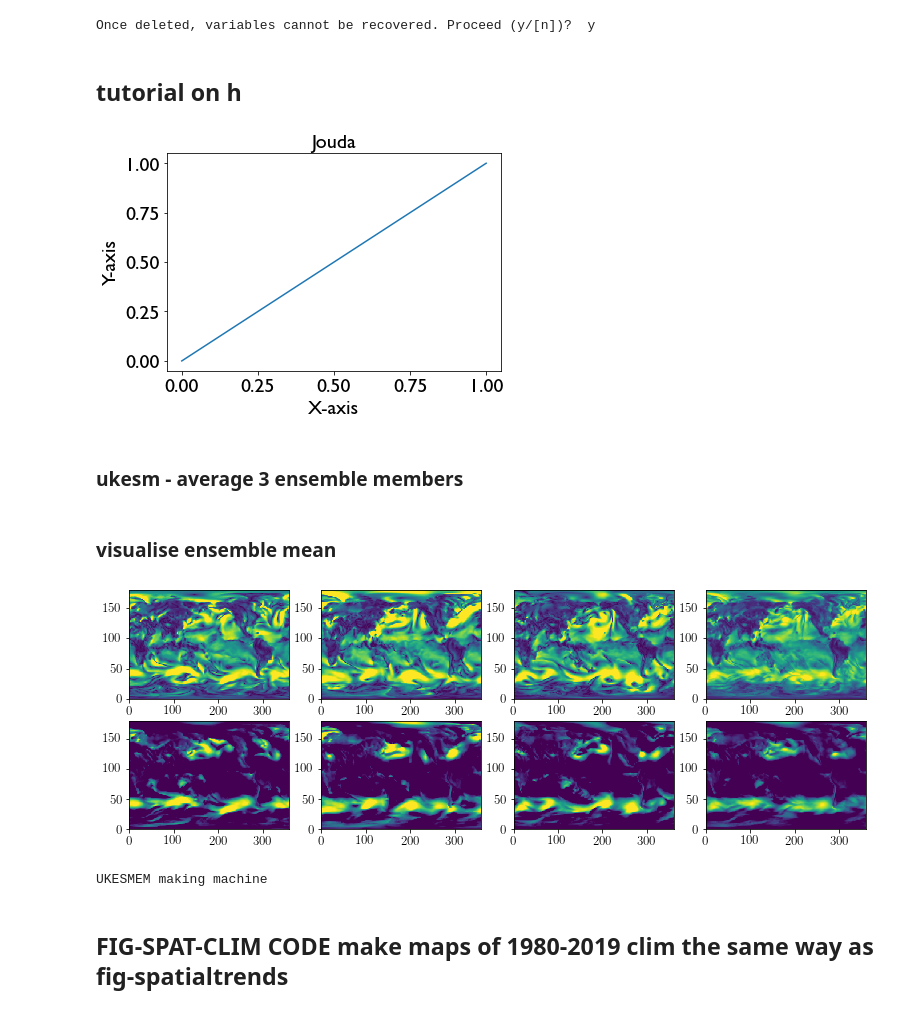
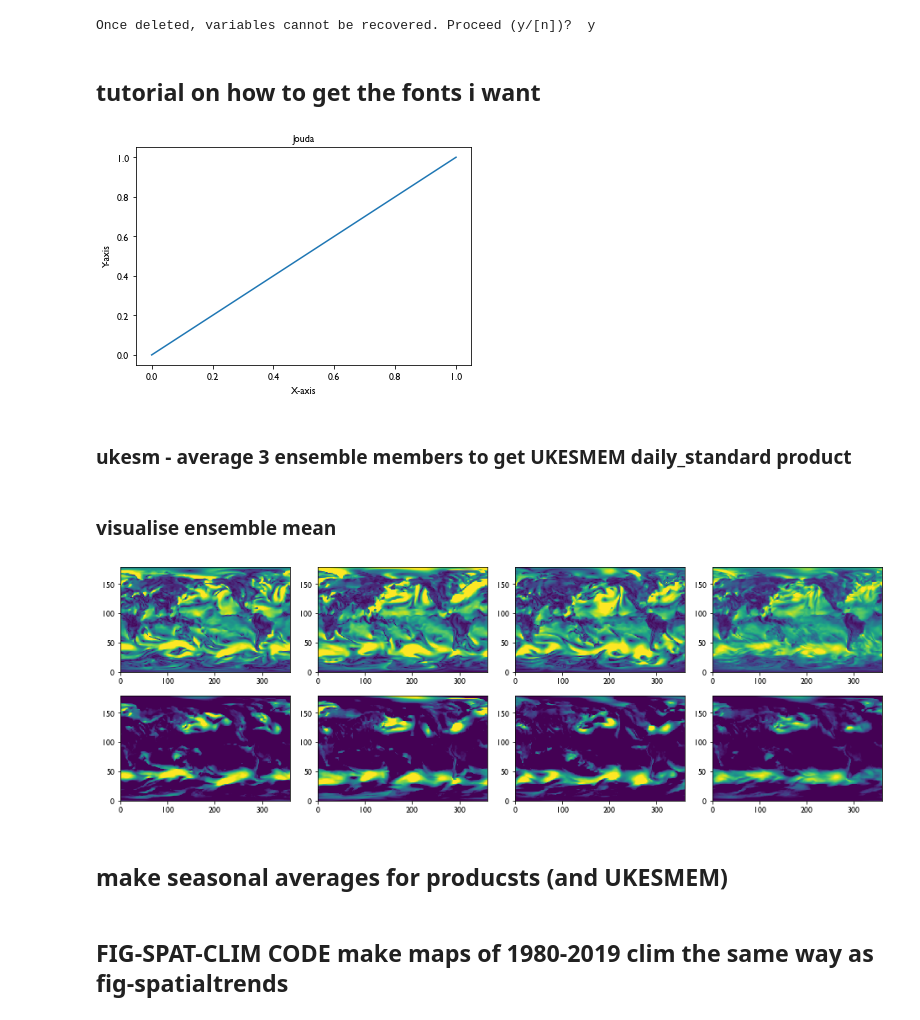
Before and after one commit to tjarnikova/windEval, a Jupyter notebook: plottingCode/Fig-spat-clim.ipynb, the cells around one changed output. Saved outputs shown, nothing was run; the diff lists cells and outputs as text; code cells hidden in the pictures.

```diff
--- a/plottingCode/Fig-spat-clim.ipynb
+++ b/plottingCode/Fig-spat-clim.ipynb
@@ -52,14 +52,13 @@ font = {'family' : 'normal',
 plt.rcParams['text.usetex'] = False
 plt.rc('font', **font)
 # %% [markdown]
-## tutorial on h
+## tutorial on how to get the fonts i want
 # %%
 import matplotlib.pyplot as plt
 from matplotlib import font_manager
-
 from matplotlib import rcParams
 
-fs = 20
+fs = 10
 # Set global font size
 rcParams.update({
     'font.size': fs,            # Base font size
@@ -70,12 +69,28 @@ rcParams.update({
     'legend.fontsize': fs,      # Legend text
 })
 
+
+# Your Gill Sans font file
+gill_sans_path = "/gpfs/home/mep22dku/scratch/FONTS/gill-sans/GillSansMedium.otf"
+
+# Register the font
+gill_font = font_manager.FontProperties(fname=gill_sans_path)
+font_manager.fontManager.addfont(gill_sans_path)
+
+# Get internal name (important for mathtext settings)
+gill_font_name = font_manager.FontProperties(fname=gill_sans_path).get_name()
+
+# Set mathtext to use your font
+rcParams['mathtext.fontset'] = 'custom'
+rcParams['mathtext.rm'] = gill_font_name
+rcParams['mathtext.it'] = gill_font_name
+rcParams['mathtext.bf'] = gill_font_name
+
+
+
+
 # Specify the paths to the gill Sans font files
 gill_sans = "/gpfs/home/mep22dku/scratch/FONTS/gill-sans/GillSansMedium.otf"
-#gill_sans = "/gpfs/home/mep22dku/scratch/FONTS/gill-sans/GillSansBold.otf"
-
-#gill_sans_bold = "/gpfs/home/mep22dku/scratch/gill_Sans/static/gillSans-Bold.ttf"
-
 # Create FontProperties object
 gill_font = font_manager.FontProperties(fname=gill_sans)
 
@@ -94,9 +109,9 @@ for label in ax.get_xticklabels() + ax.get_yticklabels():
 
 plt.show()
 # %% [output]
-[figure, old version]
+[figure, new version]
 # %% [markdown]
-### ukesm - average 3 ensemble members
+### ukesm - average 3 ensemble members to get UKESMEM daily_standard product
 # %%
 tdir = '/gpfs/data/greenocean2/software/products/windsFromComponents/dailyStandard/UKESM3M/'
 tdir2 = '/gpfs/data/greenocean2/software/products/windsFromComponents/dailyStandard/UKESM/'
@@ -130,31 +145,39 @@ if ex:
 # %%
 vis = True
 if vis:
     y = 2020
     td = '/gpfs/data/greenocean2/software/products/windsFromComponents/dailyStandard/UKESMEM/'
 
     fact = 1.1
     fig, axs = plt.subplots(2,4, figsize=(12*fact, 4*fact), facecolor='w', edgecolor='k')
     axs = axs.ravel()
 
     w = xr.open_dataset(f'{tdir}/scen1B_UKESM_wind_daily_1x1_{y}.nc')
     w2 = xr.open_dataset(f'{tdir}/scen1BM2_UKESM_wind_daily_1x1_{y}.nc')
     w3 = xr.open_dataset(f'{tdir}/scen1BM3_UKESM_wind_daily_1x1_{y}.nc')
     we = xr.open_dataset(f'{td}/UKESMEM_wind_daily_1x1_{y}.nc')
 
     axs[0].pcolormesh(w.wspd10m[0,:,:], vmin = 0, vmax = 12)
     axs[1].pcolormesh(w2.wspd10m[0,:,:], vmin = 0, vmax = 12)
     axs[2].pcolormesh(w3.wspd10m[0,:,:], vmin = 0, vmax = 12)
     axs[3].pcolormesh(we.wspd10m[0,:,:], vmin = 0, vmax = 12)
 
     axs[0+4].pcolormesh(w.u10m[0,:,:], vmin = 0, vmax = 12)
     axs[1+4].pcolormesh(w2.u10m[0,:,:], vmin = 0, vmax = 12)
     axs[2+4].pcolormesh(w3.u10m[0,:,:], vmin = 0, vmax = 12)
     axs[3+4].pcolormesh(we.u10m[0,:,:], vmin = 0, vmax = 12)
+
+for ax in axs:
+    for label in ax.get_xticklabels() + ax.get_yticklabels():
+        label.set_fontproperties(gill_font)
+
+plt.tight_layout()
 # %% [output]
-[figure, old version]
+[figure, new version]
+# %% [markdown]
+## make seasonal averages for producsts (and UKESMEM)
 # %%
-ex = True
+ex = False
 
 def make_yearlist(yrst, yrend, prod, \
                  baseDir = '/gpfs/data/greenocean2/software/products/windsFromComponents/dailyStandard/'):
@@ -204,5 +227,3 @@ if ex:
         tdmam.to_netcdf(f'{sdir}/{tv}_mam_1980-2019.nc')
         tdson.to_netcdf(f'{sdir}/{tv}_son_1980-2019.nc')
         tdfy.to_netcdf(f'{sdir}/{tv}_fy_1980-2019.nc')
-# %% [output]
-UKESMEM making machine
```
Also changed, not shown: parts of 17 cells of this notebook.
